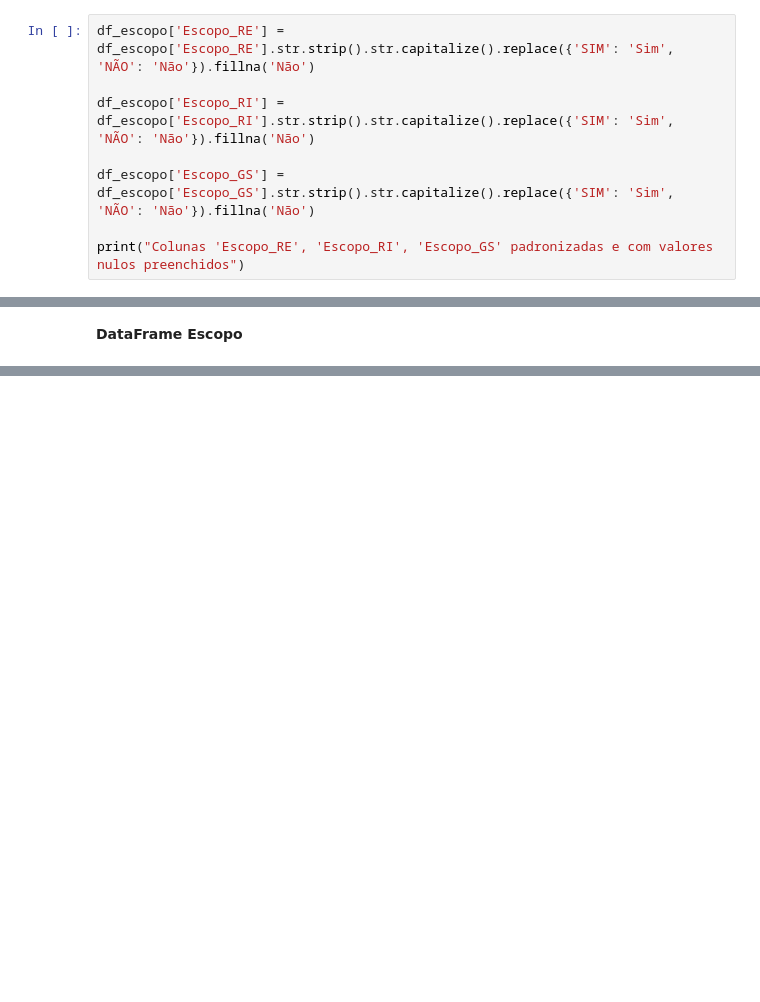
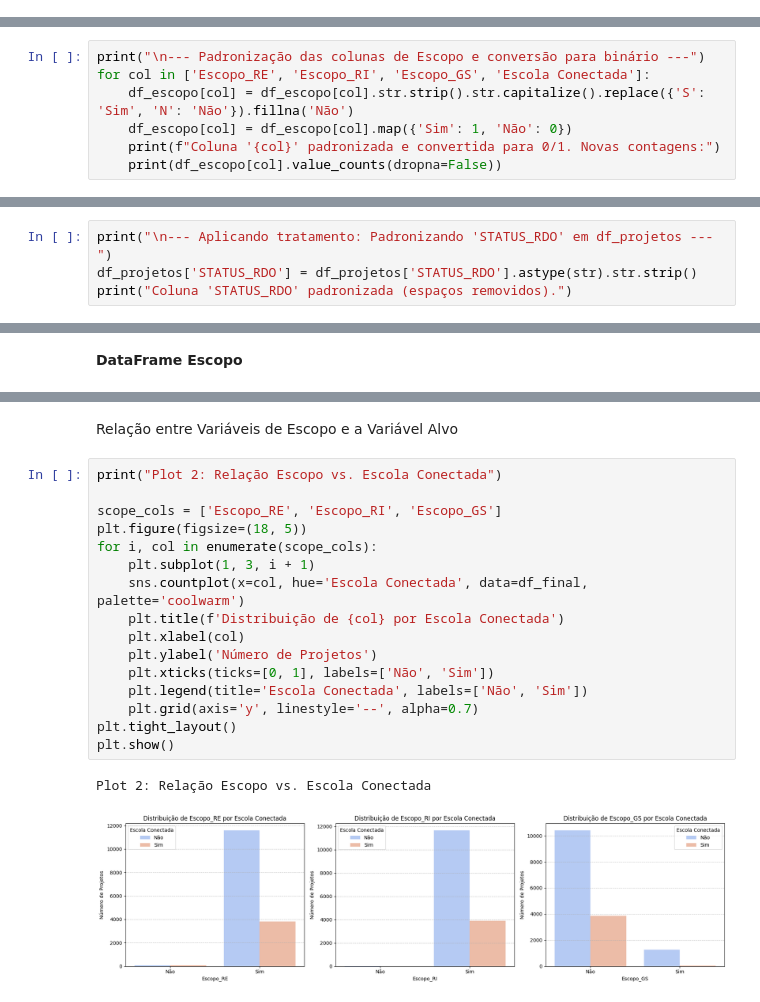
Before and after one commit to dxspimentel/PUC, a Jupyter notebook: MVP_Diego_Pimentel.ipynb, the cells around one changed output, grey strips where cells are left out. Cells and saved outputs as stored; diff of their text form; blank space fills up the shorter version.

```diff
--- a/MVP_Diego_Pimentel.ipynb
+++ b/MVP_Diego_Pimentel.ipynb
@@ -334,8 +333,0 @@ Converter para maiúsculas/minúsculas e padronizar explicitamente para 'Sim' e
-# %%
-df_escopo['Escopo_RE'] = df_escopo['Escopo_RE'].str.strip().str.capitalize().replace({'SIM': 'Sim', 'NÃO': 'Não'}).fillna('Não')
-
-df_escopo['Escopo_RI'] = df_escopo['Escopo_RI'].str.strip().str.capitalize().replace({'SIM': 'Sim', 'NÃO': 'Não'}).fillna('Não')
-
-df_escopo['Escopo_GS'] = df_escopo['Escopo_GS'].str.strip().str.capitalize().replace({'SIM': 'Sim', 'NÃO': 'Não'}).fillna('Não')
-
-print("Colunas 'Escopo_RE', 'Escopo_RI', 'Escopo_GS' padronizadas e com valores nulos preenchidos")
@@ -343,0 +334,7 @@ Colunas 'Escopo_RE', 'Escopo_RI', 'Escopo_GS' padronizadas e com valores nulos p
+# %%
+print("\n--- Padronização das colunas de Escopo e conversão para binário ---")
+for col in ['Escopo_RE', 'Escopo_RI', 'Escopo_GS', 'Escola Conectada']:
+    df_escopo[col] = df_escopo[col].str.strip().str.capitalize().replace({'S': 'Sim', 'N': 'Não'}).fillna('Não')
+    df_escopo[col] = df_escopo[col].map({'Sim': 1, 'Não': 0})
+    print(f"Coluna '{col}' padronizada e convertida para 0/1. Novas contagens:")
+    print(df_escopo[col].value_counts(dropna=False))
@@ -371,0 +395,4 @@ Substituição concluída em 'Tipo Obra'.
+# %%
+print("\n--- Aplicando tratamento: Padronizando 'STATUS_RDO' em df_projetos ---")
+df_projetos['STATUS_RDO'] = df_projetos['STATUS_RDO'].astype(str).str.strip()
+print("Coluna 'STATUS_RDO' padronizada (espaços removidos).")
@@ -497,0 +512,21 @@ Name: count, dtype: int64
+# %% [markdown]
+Relação entre Variáveis de Escopo e a Variável Alvo
+# %%
+print("Plot 2: Relação Escopo vs. Escola Conectada")
+
+scope_cols = ['Escopo_RE', 'Escopo_RI', 'Escopo_GS']
+plt.figure(figsize=(18, 5))
+for i, col in enumerate(scope_cols):
+    plt.subplot(1, 3, i + 1)
+    sns.countplot(x=col, hue='Escola Conectada', data=df_final, palette='coolwarm')
+    plt.title(f'Distribuição de {col} por Escola Conectada')
+    plt.xlabel(col)
+    plt.ylabel('Número de Projetos')
+    plt.xticks(ticks=[0, 1], labels=['Não', 'Sim'])
+    plt.legend(title='Escola Conectada', labels=['Não', 'Sim'])
+    plt.grid(axis='y', linestyle='--', alpha=0.7)
+plt.tight_layout()
+plt.show()
+# %% [output]
+Plot 2: Relação Escopo vs. Escola Conectada
+[figure, added]
```
Also changed, not shown: parts of 22 cells of this notebook.
